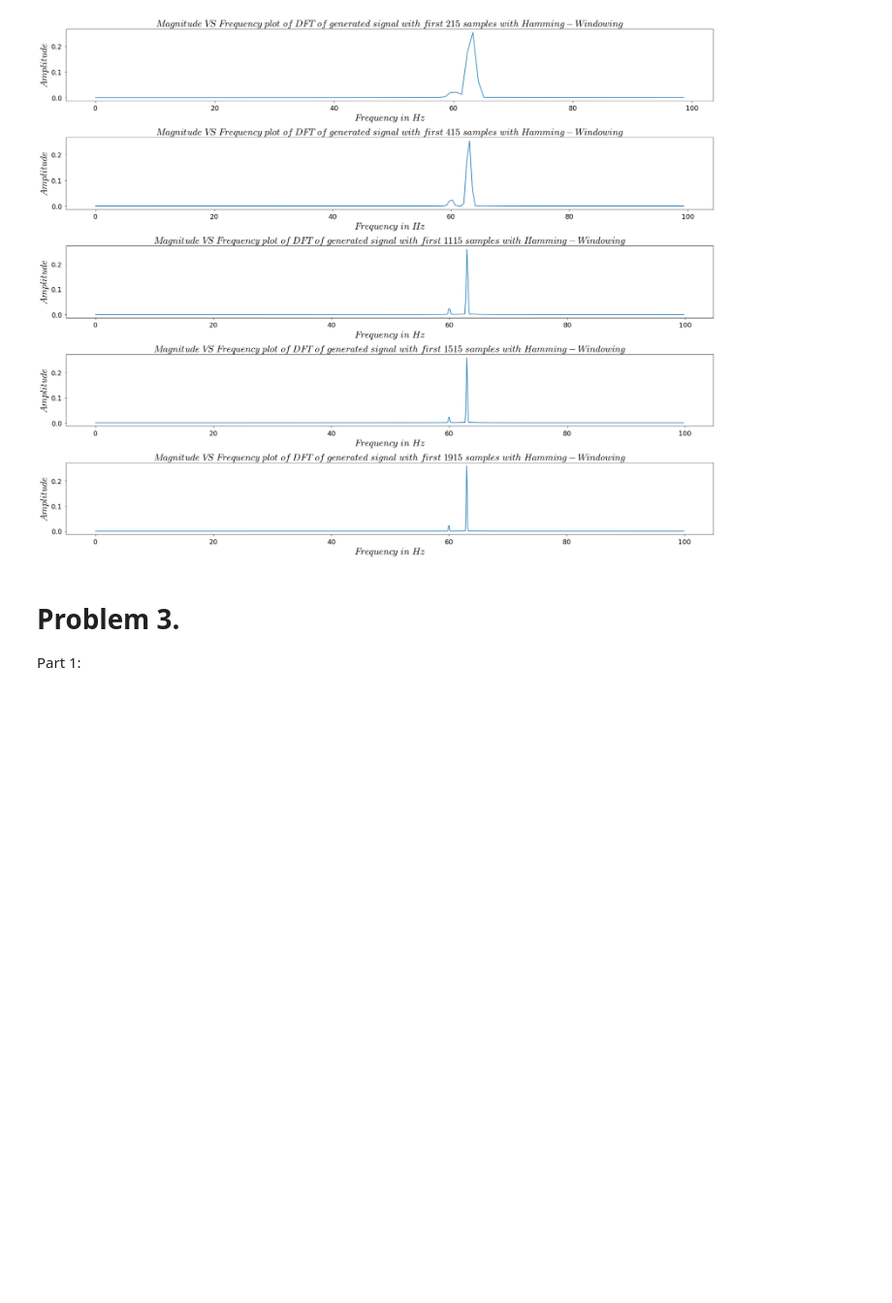
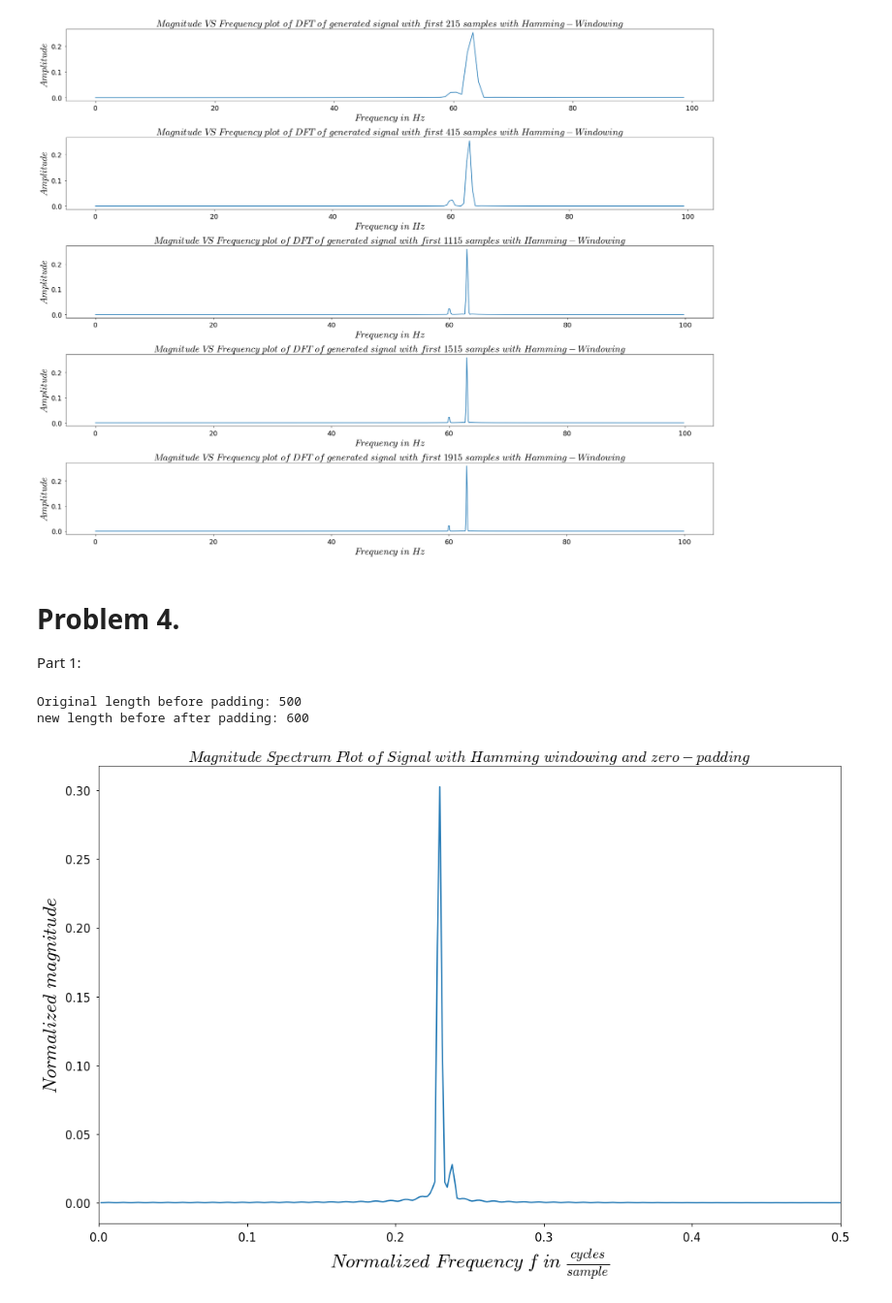
Before and after one commit to Harsha1569/DSP_Lab, a Jupyter notebook: Experiment_4/Experiment__4.ipynb, the cells around one changed output. Shown: that part at 97% size. Drawn from its saved outputs; the diff is of its cells as text; code cells hidden in the pictures; blank space fills up the shorter version.

```diff
--- a/Experiment_4/Experiment__4.ipynb
+++ b/Experiment_4/Experiment__4.ipynb
@@ -285,12 +285,33 @@ fig.savefig('fig6.png')
 # %% [output]
 [figure]
 # %% [markdown]
-# **Problem** **3**. <br>
+# **Problem** **4**. <br>
 Part 1:
 # %%
 file = np.loadtxt("Exp4Data1.txt",delimiter=',')
 N = 600
+x = np.hstack((file,np.zeros(N-len(file))))
+print("Original length before padding: {}".format(len(file)))
 original_length = len(file)
-y = np.hstack((file,np.zeros(N-original_length)))
-new_length = len(y)
-hamm_window = sp.windows.hamming(N)
+new_length = len(x)
+print("new length before after padding: {}".format(new_length))
+hamming_window = np.hamming(N)
+dft1 = fft(hamming_window*x, N)
+# %% [output]
+Original length before padding: 500
+new length before after padding: 600
+# %%
+def plot_s(N, X,xaxis_label=None, yaxis_label=None, title=None):
+  fig, axs = plt.subplots(figsize=(15,10))
+  axs.plot(N, X)
+  axs.set_xlim([0,0.5])
+  axs.set_title(title, fontsize = 20)
+  axs.set_xlabel(xaxis_label, fontsize = 25)
+  axs.set_ylabel(yaxis_label, fontsize = 25)
+  axs.tick_params(axis="both", labelsize = 15)
+  fig.tight_layout()
+
+plot_s((1/N)*np.arange(1, N+1), np.abs((dft1/original_length)), title=r'$Magnitude\ Spectrum\ Plot\ of\ Signal\ with\ Hamming\ windowing\ and\ zero-padding$', xaxis_label=r'$Normalized\ Frequency\ f\ in\ \frac{cycles}{sample}$', yaxis_label=r'$Normalized\ magnitude$')
+fig.savefig('fig7.png')
+# %% [output]
+[figure, added]
```
Also changed, not shown: parts of 4 cells of this notebook.
